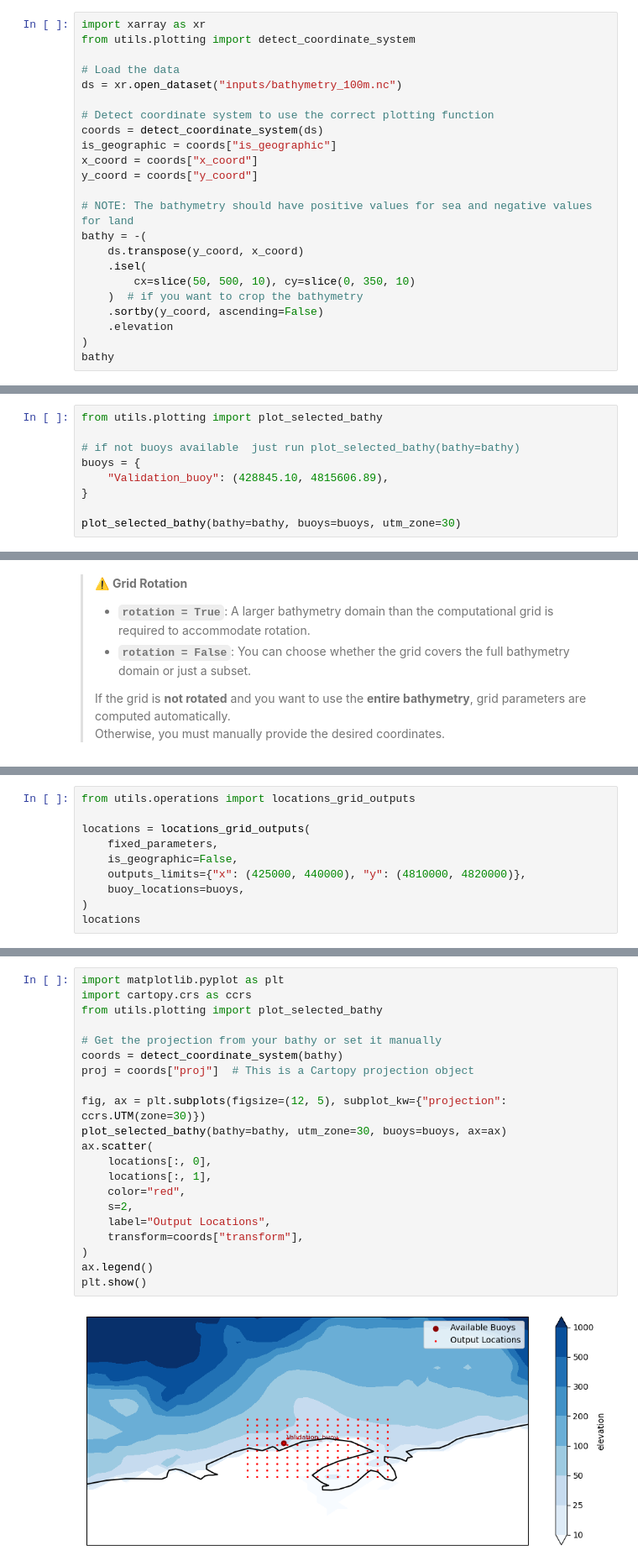
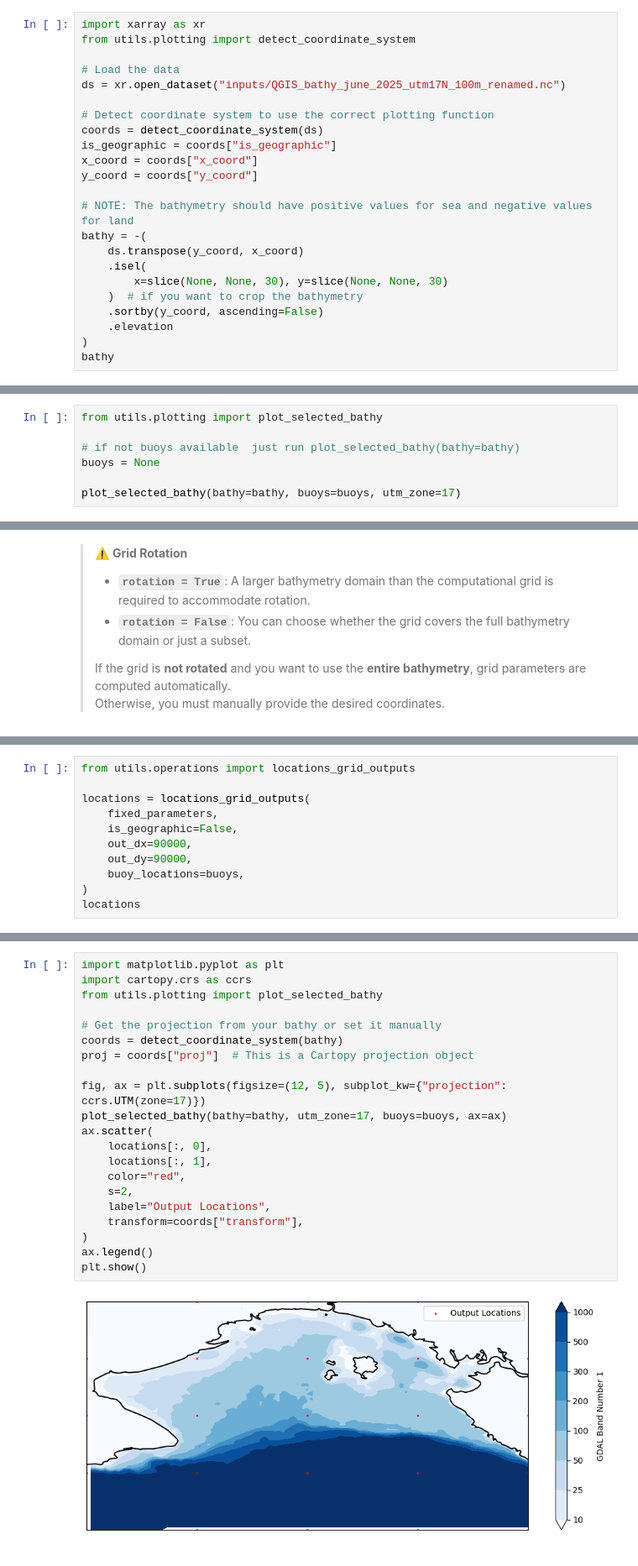
Before and after one commit to JenMontano/BlueMath, a Jupyter notebook: climate_services/hindcast/BinWaves_Cantabria_MAGIC/01_Propagation.ipynb, the cells around one changed output, grey strips where cells are left out. Shown at 84% size. Cells and saved outputs as stored; diff of their text form.

```diff
--- a/climate_services/hindcast/BinWaves_Cantabria_MAGIC/01_Propagation.ipynb
+++ b/climate_services/hindcast/BinWaves_Cantabria_MAGIC/01_Propagation.ipynb
@@ -118,7 +118,7 @@ import xarray as xr
 from utils.plotting import detect_coordinate_system
 
 # Load the data
-ds = xr.open_dataset("inputs/bathymetry_100m.nc")
+ds = xr.open_dataset("inputs/QGIS_bathy_june_2025_utm17N_100m_renamed.nc")
 
 # Detect coordinate system to use the correct plotting function
 coords = detect_coordinate_system(ds)
@@ -130,7 +130,7 @@ y_coord = coords["y_coord"]
 bathy = -(
     ds.transpose(y_coord, x_coord)
     .isel(
-        cx=slice(50, 500, 10), cy=slice(0, 350, 10)
+        x=slice(None, None, 30), y=slice(None, None, 30)
     )  # if you want to crop the bathymetry
     .sortby(y_coord, ascending=False)
     .elevation
@@ -158,9 +156,7 @@ Coordinates:
 from utils.plotting import plot_selected_bathy
 
 # if not buoys available  just run plot_selected_bathy(bathy=bathy)
-buoys = {
-    "Validation_buoy": (428845.10, 4815606.89),
-}
+buoys = None
 
-plot_selected_bathy(bathy=bathy, buoys=buoys, utm_zone=30)
+plot_selected_bathy(bathy=bathy, buoys=buoys, utm_zone=17)
 # %% [output]
@@ -223,7 +219,8 @@ from utils.operations import locations_grid_outputs
 locations = locations_grid_outputs(
     fixed_parameters,
     is_geographic=False,
-    outputs_limits={"x": (425000, 440000), "y": (4810000, 4820000)},
+    out_dx=90000,
+    out_dy=90000,
     buoy_locations=buoys,
 )
 locations
@@ -248,26 +245,26 @@ array([[ 425188.026, 4810379.317],
 # %%
 import matplotlib.pyplot as plt
 import cartopy.crs as ccrs
 from utils.plotting import plot_selected_bathy
 
 # Get the projection from your bathy or set it manually
 coords = detect_coordinate_system(bathy)
 proj = coords["proj"]  # This is a Cartopy projection object
 
-fig, ax = plt.subplots(figsize=(12, 5), subplot_kw={"projection": ccrs.UTM(zone=30)})
-plot_selected_bathy(bathy=bathy, utm_zone=30, buoys=buoys, ax=ax)
+fig, ax = plt.subplots(figsize=(12, 5), subplot_kw={"projection": ccrs.UTM(zone=17)})
+plot_selected_bathy(bathy=bathy, utm_zone=17, buoys=buoys, ax=ax)
 ax.scatter(
     locations[:, 0],
     locations[:, 1],
     color="red",
     s=2,
     label="Output Locations",
     transform=coords["transform"],
 )
 ax.legend()
 plt.show()
 # %% [output]
-[figure, old version]
+[figure, new version]
 # %% [markdown]
 
 ## Build and Run SWAN Cases
```
Also changed, not shown: parts of 17 cells of this notebook, 1 other file.
